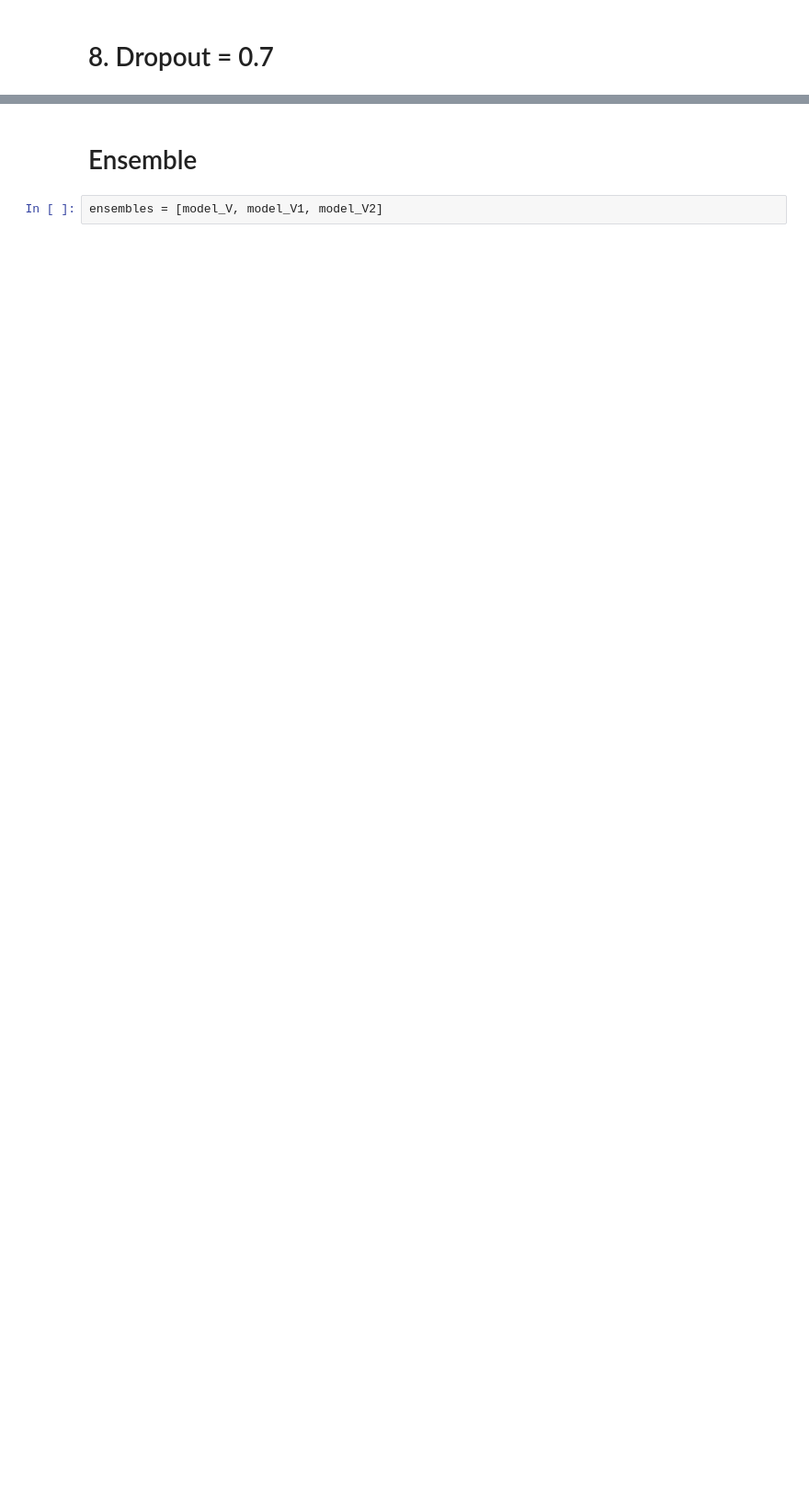
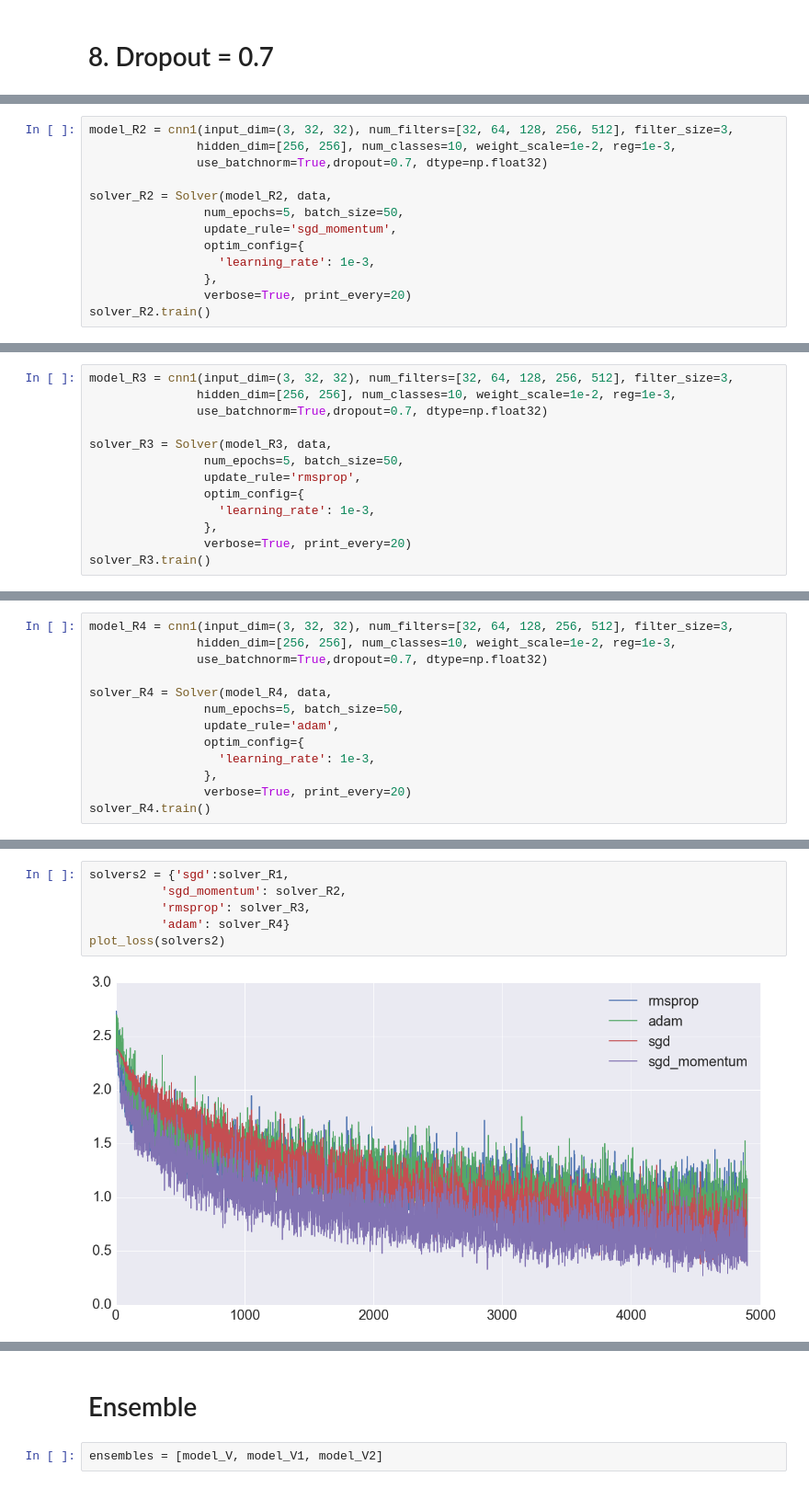
Before and after one commit to leowang16/Standford_CS231n, a Jupyter notebook: assignment2/ConvolutionalNetworks.ipynb, the cells around one changed output, grey strips where cells are left out. Shown: that part at 92% size. Saved outputs shown, nothing was run; the diff lists cells and outputs as text; blank space fills up the shorter version.

```diff
--- a/assignment2/ConvolutionalNetworks.ipynb
+++ b/assignment2/ConvolutionalNetworks.ipynb
@@ -986,0 +1019,13 @@ plot_loss(solvers)
+# %%
+model_R2 = cnn1(input_dim=(3, 32, 32), num_filters=[32, 64, 128, 256, 512], filter_size=3,
+               hidden_dim=[256, 256], num_classes=10, weight_scale=1e-2, reg=1e-3,
+               use_batchnorm=True,dropout=0.7, dtype=np.float32)
+
+solver_R2 = Solver(model_R2, data,
+                num_epochs=5, batch_size=50,
+                update_rule='sgd_momentum',
+                optim_config={
+                  'learning_rate': 1e-3,
+                },
+                verbose=True, print_every=20)
+solver_R2.train()
@@ -986,0 +1050,13 @@ plot_loss(solvers)
+# %%
+model_R3 = cnn1(input_dim=(3, 32, 32), num_filters=[32, 64, 128, 256, 512], filter_size=3,
+               hidden_dim=[256, 256], num_classes=10, weight_scale=1e-2, reg=1e-3,
+               use_batchnorm=True,dropout=0.7, dtype=np.float32)
+
+solver_R3 = Solver(model_R3, data,
+                num_epochs=5, batch_size=50,
+                update_rule='rmsprop',
+                optim_config={
+                  'learning_rate': 1e-3,
+                },
+                verbose=True, print_every=20)
+solver_R3.train()
@@ -986,0 +1081,13 @@ plot_loss(solvers)
+# %%
+model_R4 = cnn1(input_dim=(3, 32, 32), num_filters=[32, 64, 128, 256, 512], filter_size=3,
+               hidden_dim=[256, 256], num_classes=10, weight_scale=1e-2, reg=1e-3,
+               use_batchnorm=True,dropout=0.7, dtype=np.float32)
+
+solver_R4 = Solver(model_R4, data,
+                num_epochs=5, batch_size=50,
+                update_rule='adam',
+                optim_config={
+                  'learning_rate': 1e-3,
+                },
+                verbose=True, print_every=20)
+solver_R4.train()
@@ -986,0 +1112,8 @@ plot_loss(solvers)
+# %%
+solvers2 = {'sgd':solver_R1,
+          'sgd_momentum': solver_R2,
+          'rmsprop': solver_R3,
+          'adam': solver_R4}
+plot_loss(solvers2)
+# %% [output]
+[figure, added]
```
Also changed, not shown: parts of 38 cells of this notebook.
